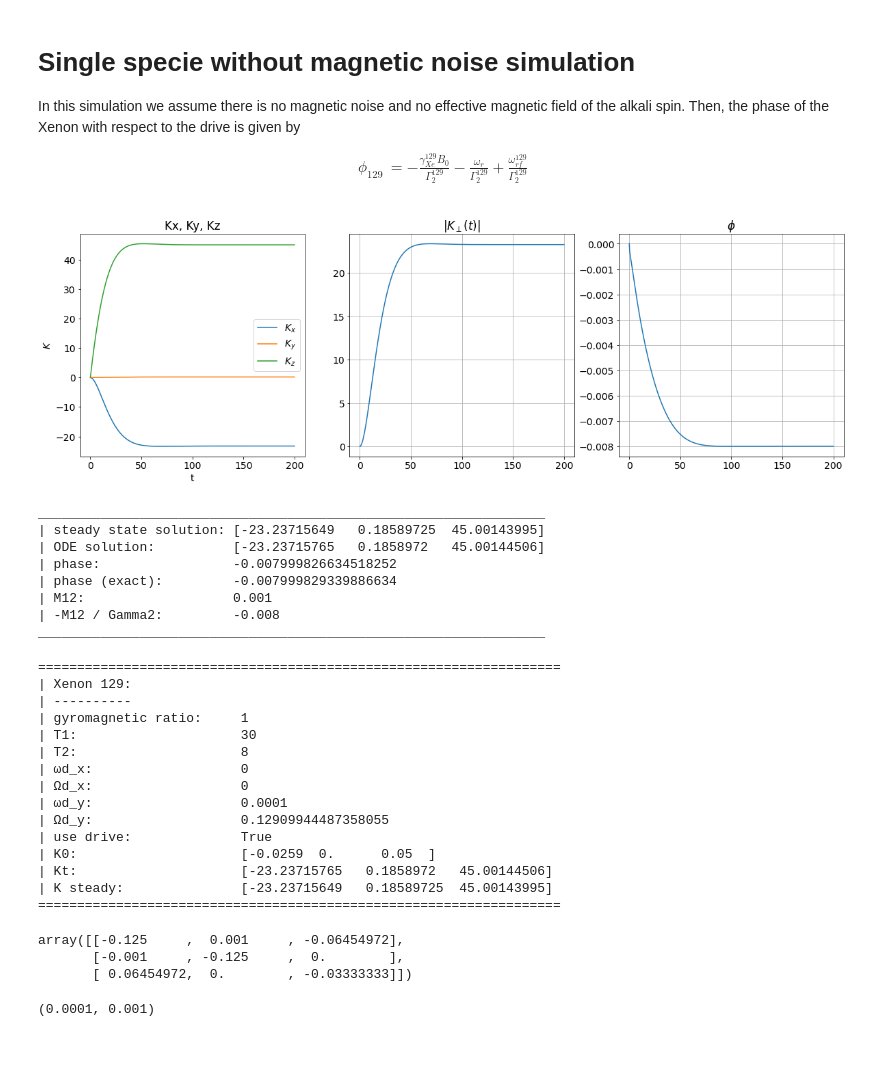
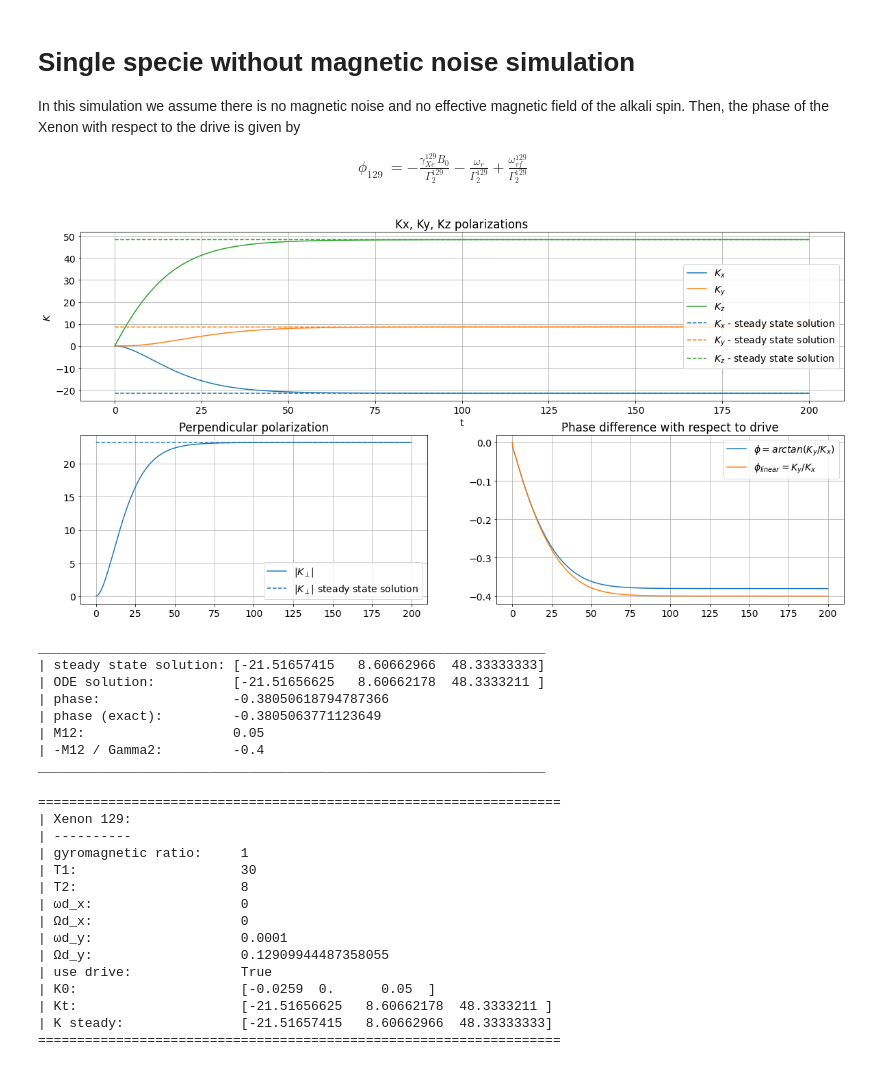
Before and after one commit to RoyElkabetz/NMR-gyroscope, a Jupyter notebook: NMRG_experiment.ipynb, the cells around one changed output. Saved outputs shown, nothing was run; the diff lists cells and outputs as text; code cells hidden in the pictures.

Commit message:
arrange clean plots

```diff
--- a/NMRG_experiment.ipynb
+++ b/NMRG_experiment.ipynb
@@ -211,7 +211,7 @@ g129 = 1
 t1 = 30    # s
 t2 = 8     # s
 B0 = 1 * G2T
-wr = 0.001
+wr = 0.05
 Ad = 2 * np.sqrt((1 / t1) * (1 / t2))
 wd = g129 * 1 * G2T
 Rse = np.array([0, 0, 0.1]) * t1
@@ -232,34 +232,44 @@ Kt = Xe129.solve_dynamics(ts)
 # %%
 # Plot the spin solution
 plt.rcParams.update({'font.size': 14})  # increase the font size
-fig = plt.figure(figsize=(20, 6))
+fig = plt.figure(figsize=(20, 10))
 
-ax1 = plt.subplot(131)
-ax1.set_title('Kx, Ky, Kz')
+ax1 = plt.subplot(2, 2, (1, 2))
+ax1.set_title('Kx, Ky, Kz polarizations' )
 ax1.set_xlabel("t")
 ax1.set_ylabel("$K$")
-ax1.plot(ts, Kt[:, 0], label='$K_x$')
-ax1.plot(ts, Kt[:, 1], label='$K_y$')
-ax1.plot(ts, Kt[:, 2], label='$K_z$')
+ax1.plot(ts, Kt[:, 0], label='$K_x$', color='tab:blue')
+ax1.plot(ts, Kt[:, 1], label='$K_y$', color='tab:orange')
+ax1.plot(ts, Kt[:, 2], label='$K_z$', color='tab:green')
+ax1.plot(ts, Xe129.Ksteady[0] * np.ones_like(ts), '--', label='$K_x$ - steady state solution', color='tab:blue')
+ax1.plot(ts, Xe129.Ksteady[1] * np.ones_like(ts), '--', label='$K_y$ - steady state solution', color='tab:orange')
+ax1.plot(ts, Xe129.Ksteady[2] * np.ones_like(ts), '--',  label='$K_z$ - steady state solution', color='tab:green')
 ax1.legend()
+ax1.grid(True)
 
 
-r = np.sqrt(Kt[:, 0] ** 2 + Kt[:, 1] ** 2)
-ax2 = plt.subplot(132)
-ax2.plot(ts, r)
+K_perp = np.sqrt(Kt[:, 0] ** 2 + Kt[:, 1] ** 2)
+K_perp_steady = np.sqrt(Xe129.Ksteady[0] ** 2 + Xe129.Ksteady[1] ** 2) * np.ones_like(ts)
+ax2 = plt.subplot(2, 2, 3)
+ax2.plot(ts, K_perp, label='$|K_{\perp}|$', color='tab:blue')
+ax2.plot(ts, K_perp_steady, '--', label='$|K_{\perp}|$ steady state solution', color='tab:blue')
 ax2.grid(True)
-ax2.set_title('$|K_{\perp}(t)|$')
+ax2.legend()
+ax2.set_title('Perpendicular polarization')
 
 phi = np.arctan(Kt[:, 1] / Kt[:, 0])
-ax3 = plt.subplot(133)
-ax3.plot(ts, phi)
+phi_linear = Kt[:, 1] / Kt[:, 0]
+ax3 = plt.subplot(2, 2, 4)
+ax3.plot(ts, phi, label='$\phi = arctan(K_y/K_x)$')
+ax3.plot(ts, phi_linear, label='$\phi_{linear} = K_y/K_x$')
 ax3.grid(True)
-ax3.set_title('$\phi$')
+ax3.legend()
+ax3.set_title('Phase difference with respect to drive')
 
 plt.tight_layout
 plt.show()
 # %% [output]
-[figure, old version]
+[figure, new version]
 # %%
 print('_________________________________________________________________')
 print('| steady state solution: {}'.format(Xe129.Ksteady))
@@ -271,12 +281,12 @@ print('| -M12 / Gamma2:         {}'.format(-Xe129.M[0, 1] / Xe129.gamma2))
 print('_________________________________________________________________')
 # %% [output]
 _________________________________________________________________
-| steady state solution: [-23.23715649   0.18589725  45.00143995]
-| ODE solution:          [-23.23715765   0.1858972   45.00144506]
-| phase:                 -0.007999826634518252
-| phase (exact):         -0.007999829339886634
-| M12:                   0.001
-| -M12 / Gamma2:         -0.008
+| steady state solution: [-21.51657415   8.60662966  48.33333333]
+| ODE solution:          [-21.51656625   8.60662178  48.3333211 ]
+| phase:                 -0.38050618794787366
+| phase (exact):         -0.3805063771123649
+| M12:                   0.05
+| -M12 / Gamma2:         -0.4
 _________________________________________________________________
 # %%
 Xe129.display_params()
@@ -293,16 +303,6 @@ Xe129.display_params()
 | Ωd_y:                   0.12909944487358055
 | use drive:              True
 | K0:                     [-0.0259  0.      0.05  ]
-| Kt:                     [-23.23715765   0.1858972   45.00144506]
-| K steady:               [-23.23715649   0.18589725  45.00143995]
+| Kt:                     [-21.51656625   8.60662178  48.3333211 ]
+| K steady:               [-21.51657415   8.60662966  48.33333333]
 ===================================================================
-# %%
-Xe129.M
-# %% [output]
-array([[-0.125     ,  0.001     , -0.06454972],
-       [-0.001     , -0.125     ,  0.        ],
-       [ 0.06454972,  0.        , -0.03333333]])
-# %%
-Xe129.w0, wr
-# %% [output]
-(0.0001, 0.001)
```
